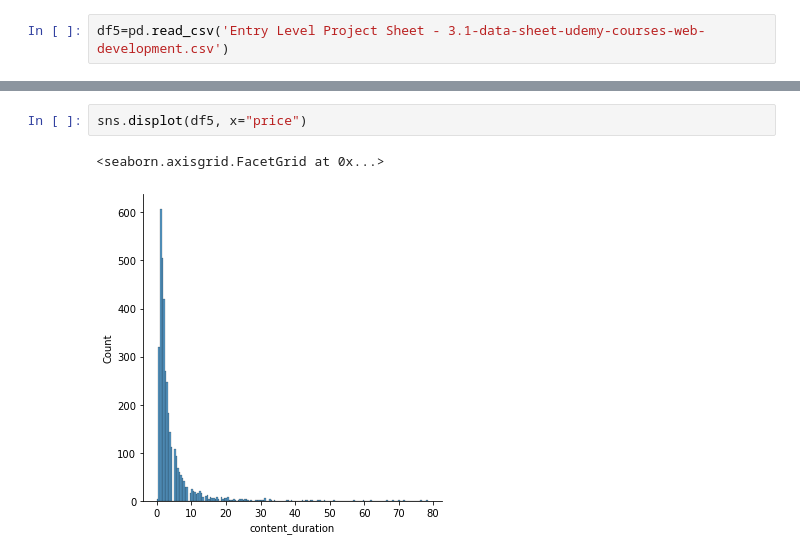
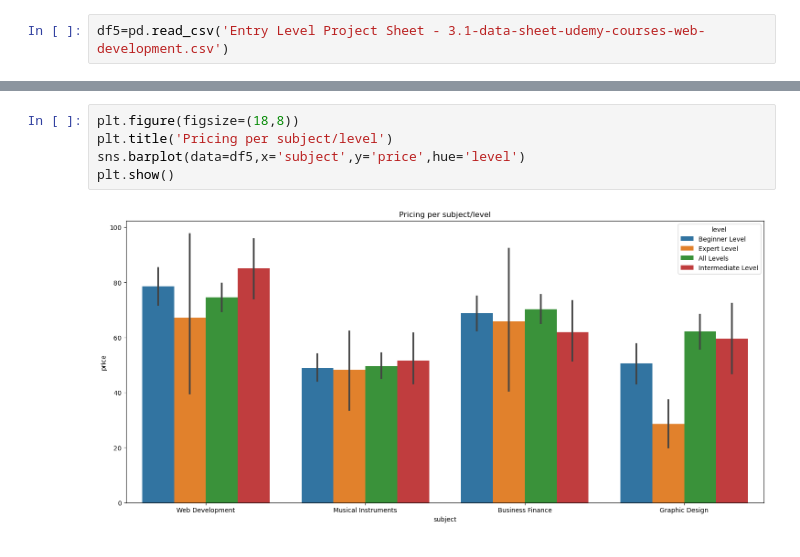
Before and after one commit to cristianibarra1/personal_project, a Jupyter notebook: Untitled.ipynb, the cells around one changed output, grey strips where cells are left out. Drawn from its saved outputs; the diff is of its cells as text.

```diff
--- a/Untitled.ipynb
+++ b/Untitled.ipynb
@@ -120,5 +107,7 @@ sns.catplot(data=df5,x='num_subscribers',y='rating')
 # %%
-sns.displot(df5, x="price")
+plt.figure(figsize=(18,8))
+plt.title('Pricing per subject/level')
+sns.barplot(data=df5,x='subject',y='price',hue='level')
+plt.show()
 # %% [output]
-<seaborn.axisgrid.FacetGrid at 0x...>
-[figure, old version]
+[figure, new version]
```
Also changed, not shown: parts of 14 cells of this notebook.
